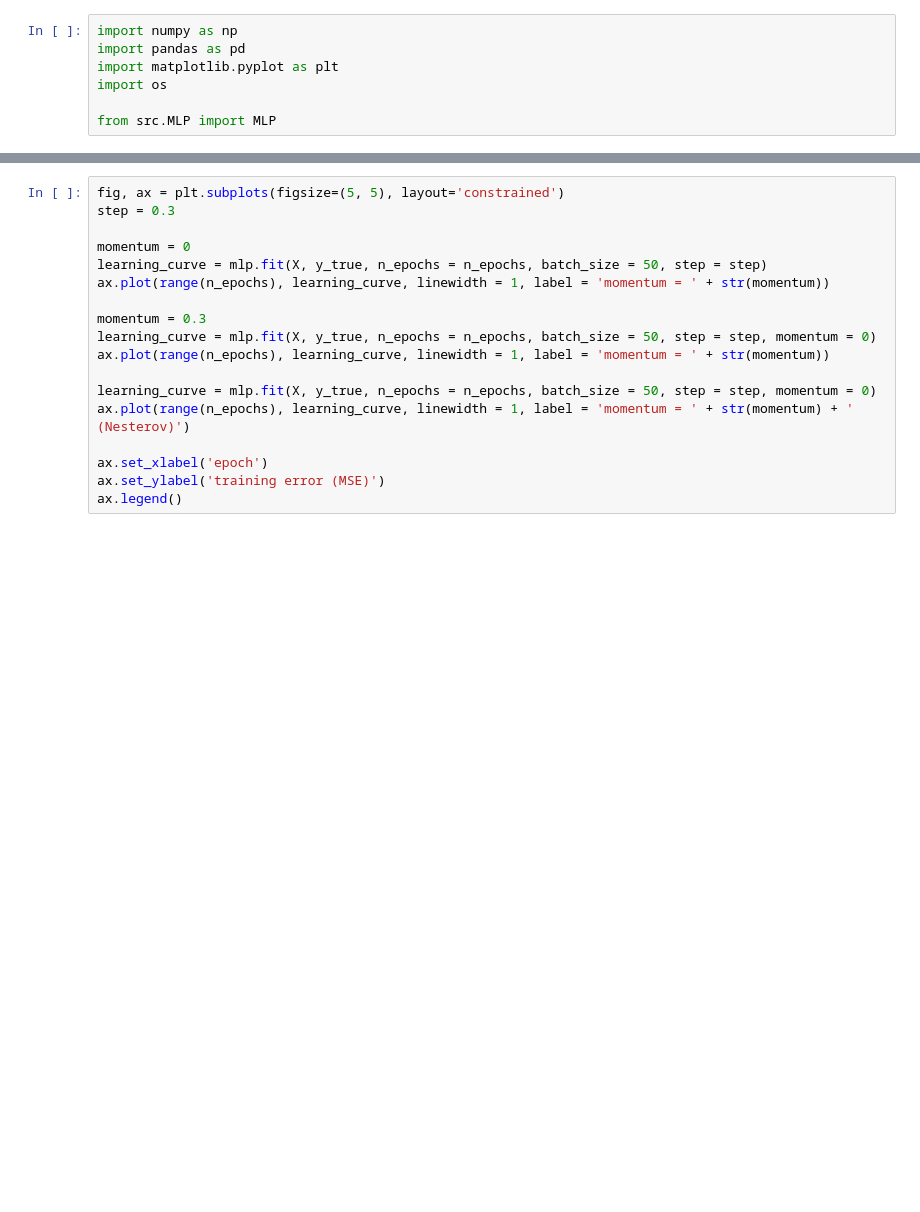
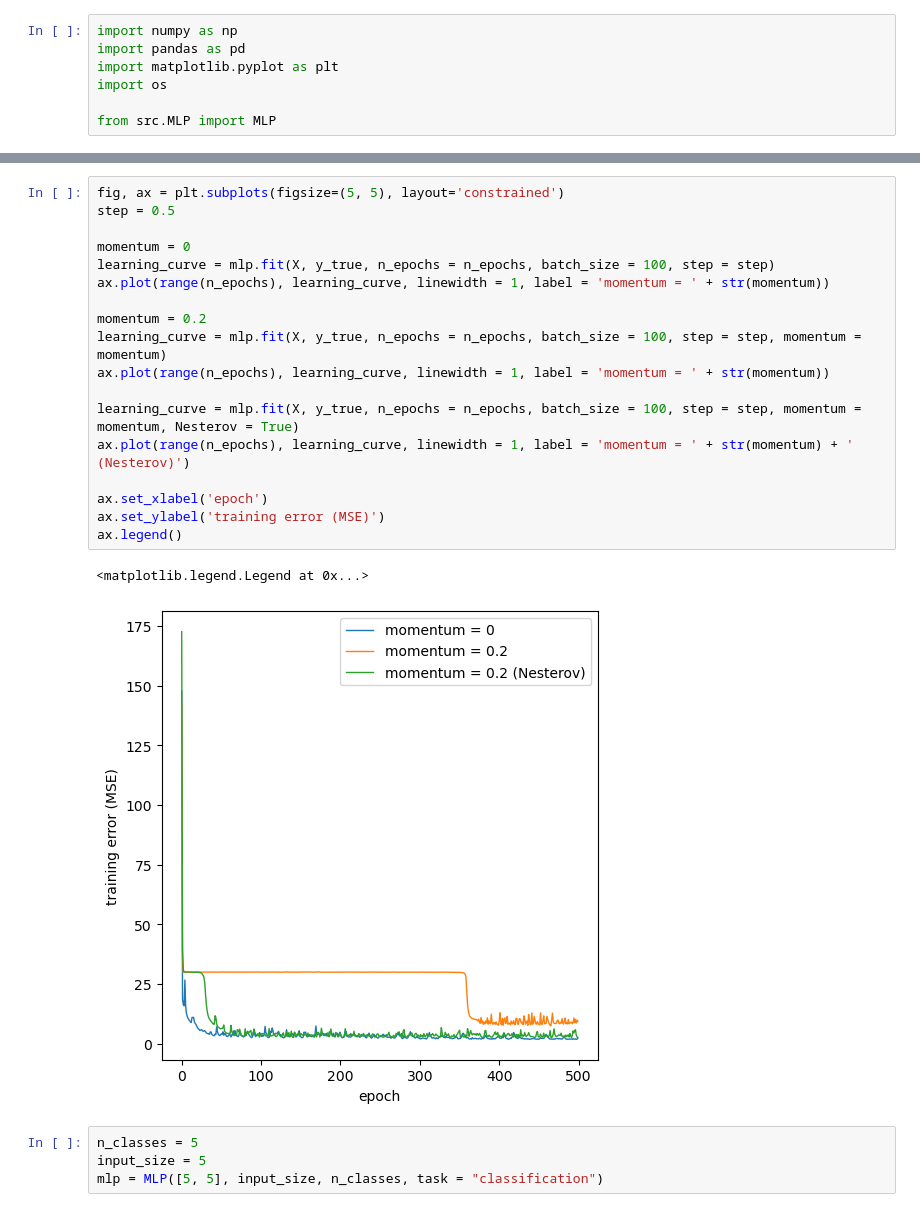
Before and after one commit to DreRnc/MLx2, a Jupyter notebook: main.ipynb, the cells around one changed output, grey strips where cells are left out. Saved outputs shown, nothing was run; the diff lists cells and outputs as text; blank space fills up the shorter version.

```diff
--- a/main.ipynb
+++ b/main.ipynb
@@ -98,18 +98,25 @@ ax.legend()
 # %%
 fig, ax = plt.subplots(figsize=(5, 5), layout='constrained')
-step = 0.3
+step = 0.5
 
 momentum = 0
-learning_curve = mlp.fit(X, y_true, n_epochs = n_epochs, batch_size = 50, step = step)
+learning_curve = mlp.fit(X, y_true, n_epochs = n_epochs, batch_size = 100, step = step)
 ax.plot(range(n_epochs), learning_curve, linewidth = 1, label = 'momentum = ' + str(momentum))
 
-momentum = 0.3
-learning_curve = mlp.fit(X, y_true, n_epochs = n_epochs, batch_size = 50, step = step, momentum = 0)
+momentum = 0.2
+learning_curve = mlp.fit(X, y_true, n_epochs = n_epochs, batch_size = 100, step = step, momentum = momentum)
 ax.plot(range(n_epochs), learning_curve, linewidth = 1, label = 'momentum = ' + str(momentum))
 
-learning_curve = mlp.fit(X, y_true, n_epochs = n_epochs, batch_size = 50, step = step, momentum = 0)
+learning_curve = mlp.fit(X, y_true, n_epochs = n_epochs, batch_size = 100, step = step, momentum = momentum, Nesterov = True)
 ax.plot(range(n_epochs), learning_curve, linewidth = 1, label = 'momentum = ' + str(momentum) + ' (Nesterov)')
 
 ax.set_xlabel('epoch')
 ax.set_ylabel('training error (MSE)')
 ax.legend()
+# %% [output]
+<matplotlib.legend.Legend at 0x...>
+[figure, added]
+# %%
+n_classes = 5
+input_size = 5
+mlp = MLP([5, 5], input_size, n_classes, task = "classification")
```
Also changed, not shown: parts of 6 cells of this notebook, 2 other files.
